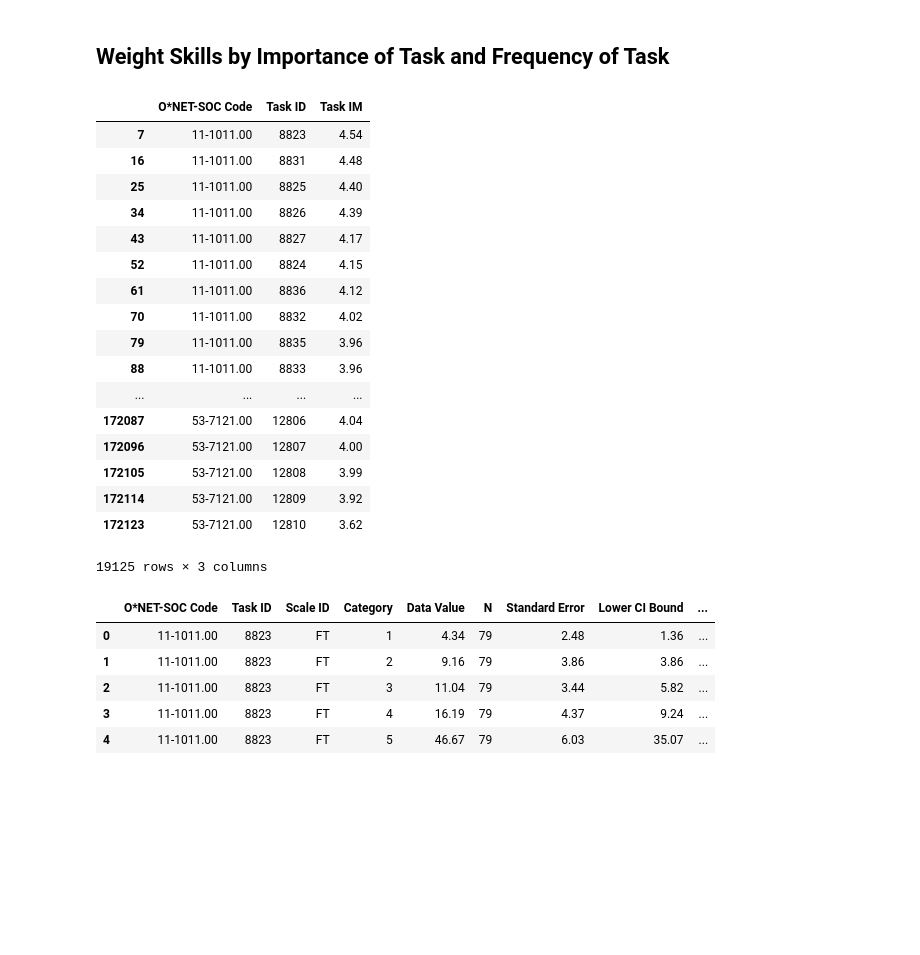
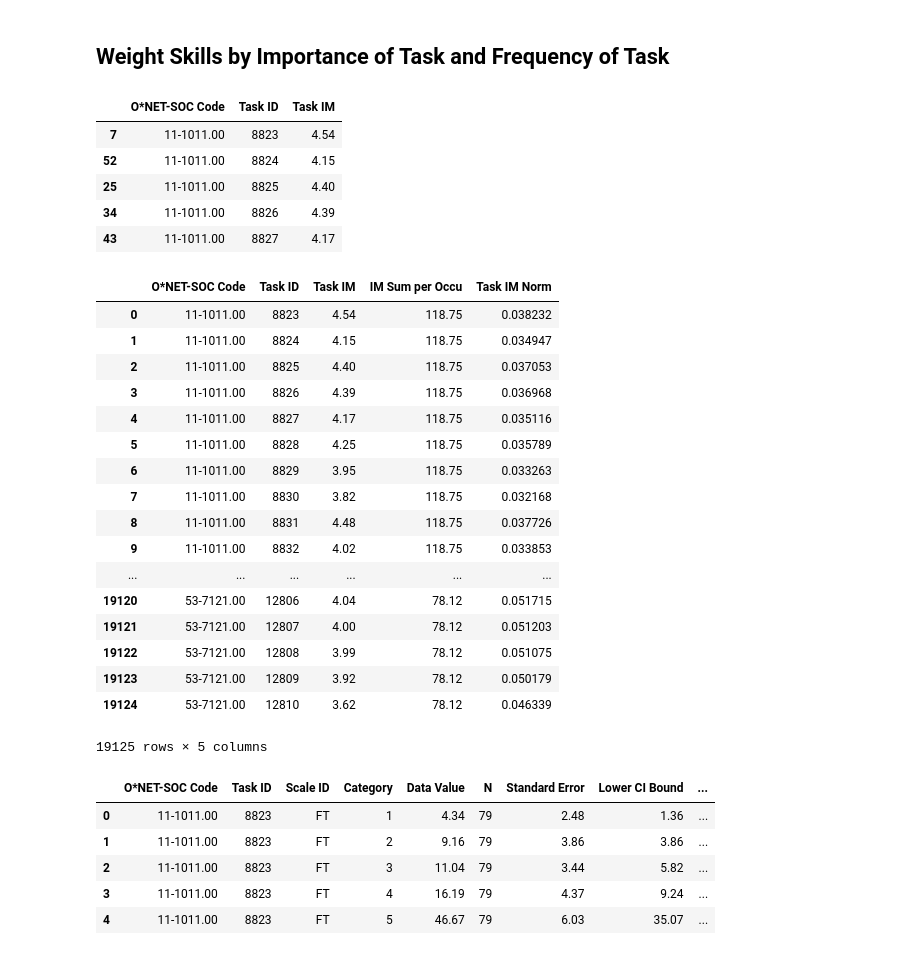
Before and after one commit to PDuckworth/FutureOf, a Jupyter notebook: FutureOfEmployment/skills_ability_vector_per_task.ipynb, the cells around one changed output. Cells and saved outputs as stored; diff of their text form; code cells hidden in the pictures; blank space fills up the shorter version.

```diff
--- a/FutureOfEmployment/skills_ability_vector_per_task.ipynb
+++ b/FutureOfEmployment/skills_ability_vector_per_task.ipynb
@@ -149,31 +152,47 @@ skills_by_occuTasks.head()
 # %%
 #Importance:
 task_rates = pd.read_table(os.path.join(datasets, 'ONET/databases/db2016/Task Ratings.txt'), sep='\t')
 task_im = task_rates[task_rates['Scale ID'] == 'IM']
 task_im.rename(columns = {'Data Value':'Task IM'}, inplace = True)
 
 cols = ['O*NET-SOC Code', 'Task ID', 'Task IM']
-task_im = task_im[cols]
-task_im
+by = ['O*NET-SOC Code', 'Task ID']
+task_im = task_im[cols].sort_values(by)
+task_im.head()
 # %% [output]
 |  | O*NET-SOC Code | Task ID | Task IM |
 | 7 | 11-1011.00 | 8823 | 4.54 |
-| 16 | 11-1011.00 | 8831 | 4.48 |
+| 52 | 11-1011.00 | 8824 | 4.15 |
 | 25 | 11-1011.00 | 8825 | 4.40 |
 | 34 | 11-1011.00 | 8826 | 4.39 |
 | 43 | 11-1011.00 | 8827 | 4.17 |
-| 52 | 11-1011.00 | 8824 | 4.15 |
-| 61 | 11-1011.00 | 8836 | 4.12 |
-| 70 | 11-1011.00 | 8832 | 4.02 |
-| 79 | 11-1011.00 | 8835 | 3.96 |
-| 88 | 11-1011.00 | 8833 | 3.96 |
-| ... | ... | ... | ... |
-| 172087 | 53-7121.00 | 12806 | 4.04 |
-| 172096 | 53-7121.00 | 12807 | 4.00 |
-| 172105 | 53-7121.00 | 12808 | 3.99 |
-| 172114 | 53-7121.00 | 12809 | 3.92 |
-| 172123 | 53-7121.00 | 12810 | 3.62 |
-19125 rows × 3 columns
+# %%
+task_im_sum = task_im.groupby('O*NET-SOC Code').sum().reset_index()
+task_im_sum.rename(columns = {'Task IM': 'IM Sum per Occu'}, inplace= True)
+task_im_sum = task_im_sum[['O*NET-SOC Code', 'IM Sum per Occu']]
+
+task_ims = pd.merge(task_im, task_im_sum,  how='left', left_on=['O*NET-SOC Code'], right_on = ['O*NET-SOC Code'])
+task_ims['Task IM Norm'] = task_ims['Task IM'] / task_ims['IM Sum per Occu']
+task_ims
+# %% [output]
+|  | O*NET-SOC Code | Task ID | Task IM | IM Sum per Occu | Task IM Norm |
+| 0 | 11-1011.00 | 8823 | 4.54 | 118.75 | 0.038232 |
+| 1 | 11-1011.00 | 8824 | 4.15 | 118.75 | 0.034947 |
+| 2 | 11-1011.00 | 8825 | 4.40 | 118.75 | 0.037053 |
+| 3 | 11-1011.00 | 8826 | 4.39 | 118.75 | 0.036968 |
+| 4 | 11-1011.00 | 8827 | 4.17 | 118.75 | 0.035116 |
+| 5 | 11-1011.00 | 8828 | 4.25 | 118.75 | 0.035789 |
+| 6 | 11-1011.00 | 8829 | 3.95 | 118.75 | 0.033263 |
+| 7 | 11-1011.00 | 8830 | 3.82 | 118.75 | 0.032168 |
+| 8 | 11-1011.00 | 8831 | 4.48 | 118.75 | 0.037726 |
+| 9 | 11-1011.00 | 8832 | 4.02 | 118.75 | 0.033853 |
+| ... | ... | ... | ... | ... | ... |
+| 19120 | 53-7121.00 | 12806 | 4.04 | 78.12 | 0.051715 |
+| 19121 | 53-7121.00 | 12807 | 4.00 | 78.12 | 0.051203 |
+| 19122 | 53-7121.00 | 12808 | 3.99 | 78.12 | 0.051075 |
+| 19123 | 53-7121.00 | 12809 | 3.92 | 78.12 | 0.050179 |
+| 19124 | 53-7121.00 | 12810 | 3.62 | 78.12 | 0.046339 |
+19125 rows × 5 columns
 # %%
 # task_cats = pd.read_table(os.path.join(datasets, 'ONET/databases/db2016/Task Categories.txt'), sep='\t')
 task_freq = task_rates[task_rates.loc[:,('Scale ID')] == 'FT']
```
Also changed, not shown: parts of 14 cells of this notebook.
